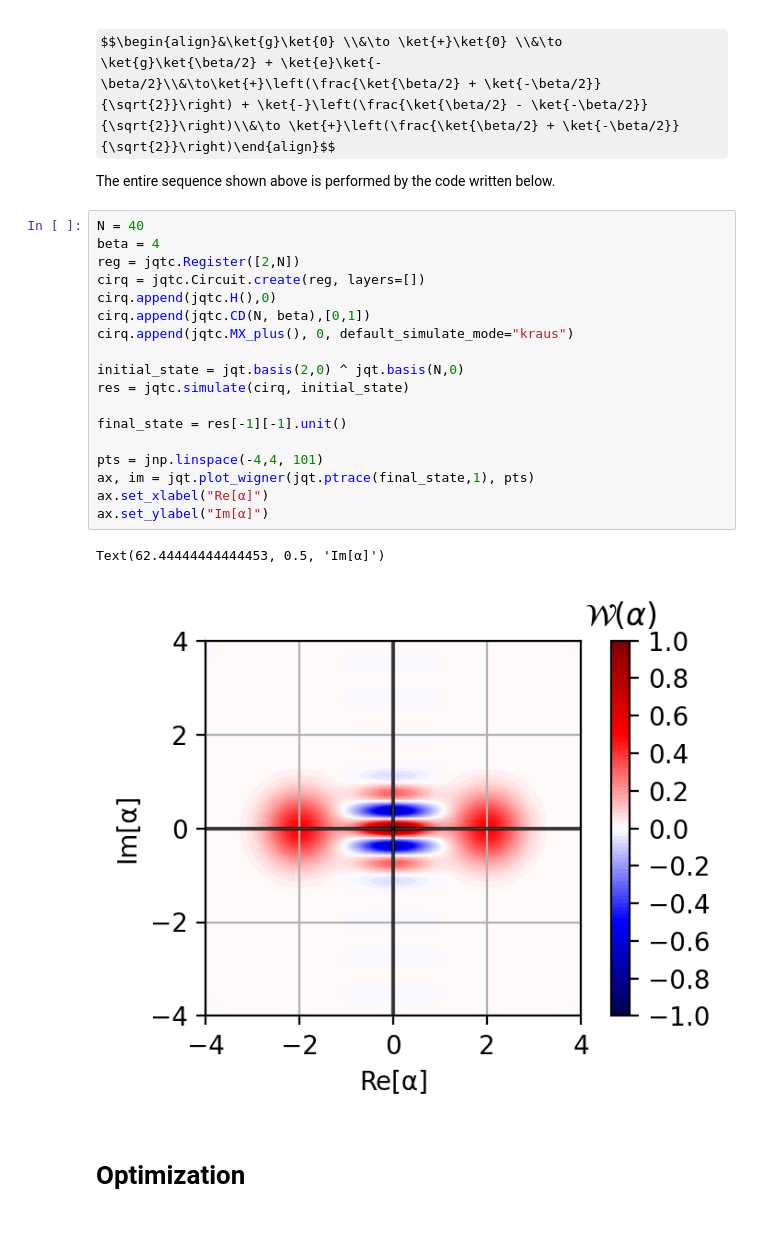
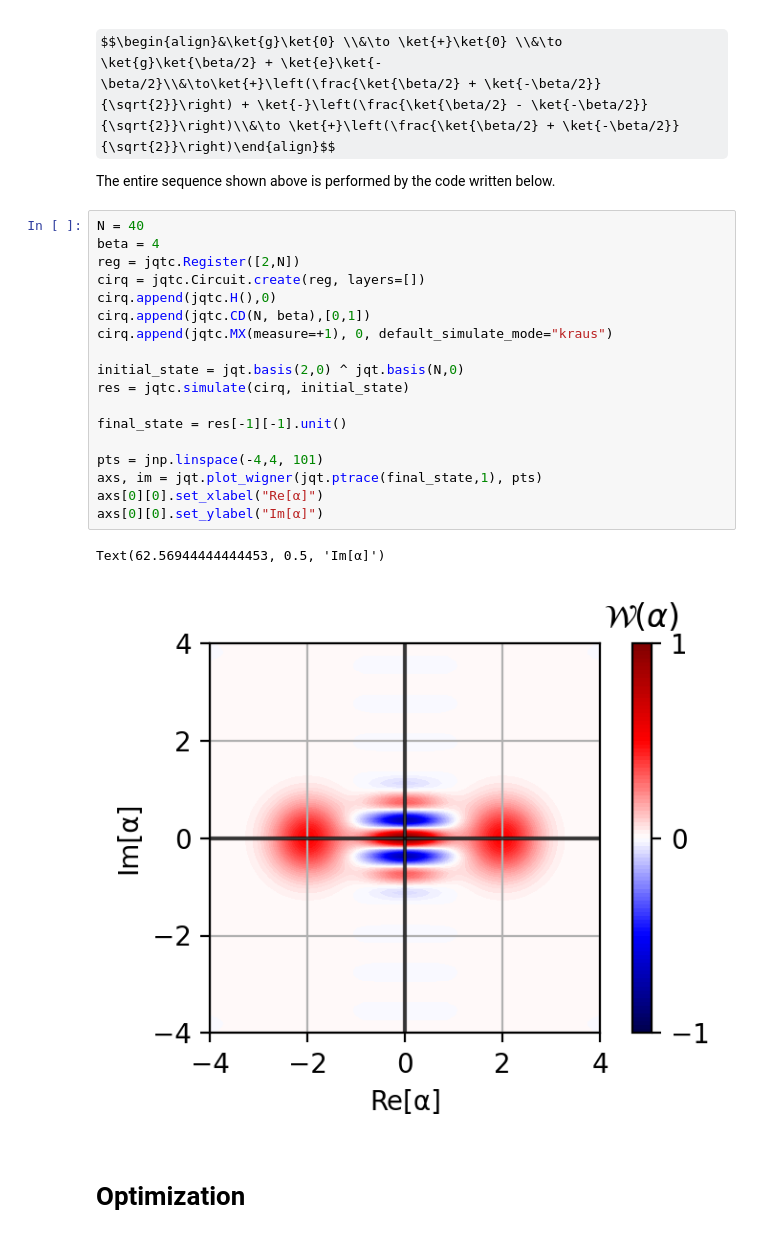
Before and after one commit to EQuS/jaxquantum, a Jupyter notebook: docs/documentation/tutorials/circuits.ipynb, the cells around one changed output. Cells and saved outputs as stored; diff of their text form; some formulas as TeX source.

```diff
--- a/docs/documentation/tutorials/circuits.ipynb
+++ b/docs/documentation/tutorials/circuits.ipynb
@@ -67,24 +68,24 @@ The entire sequence shown above is performed by the code written below.
 # %%
 N = 40
 beta = 4
 reg = jqtc.Register([2,N])
 cirq = jqtc.Circuit.create(reg, layers=[])
 cirq.append(jqtc.H(),0)
 cirq.append(jqtc.CD(N, beta),[0,1])
-cirq.append(jqtc.MX_plus(), 0, default_simulate_mode="kraus")
+cirq.append(jqtc.MX(measure=+1), 0, default_simulate_mode="kraus")
 
 initial_state = jqt.basis(2,0) ^ jqt.basis(N,0)
 res = jqtc.simulate(cirq, initial_state)
 
 final_state = res[-1][-1].unit()
 
 pts = jnp.linspace(-4,4, 101)
-ax, im = jqt.plot_wigner(jqt.ptrace(final_state,1), pts)
-ax.set_xlabel("Re[α]")
-ax.set_ylabel("Im[α]")
+axs, im = jqt.plot_wigner(jqt.ptrace(final_state,1), pts)
+axs[0][0].set_xlabel("Re[α]")
+axs[0][0].set_ylabel("Im[α]")
 # %% [output]
-Text(62.44444444444453, 0.5, 'Im[α]')
+Text(62.56944444444453, 0.5, 'Im[α]')
-[figure, old version]
+[figure, new version]
 # %% [markdown]
 # Optimization
 # %% [markdown]
```
Also changed, not shown: parts of 1 cell of this notebook, 8 other files.
